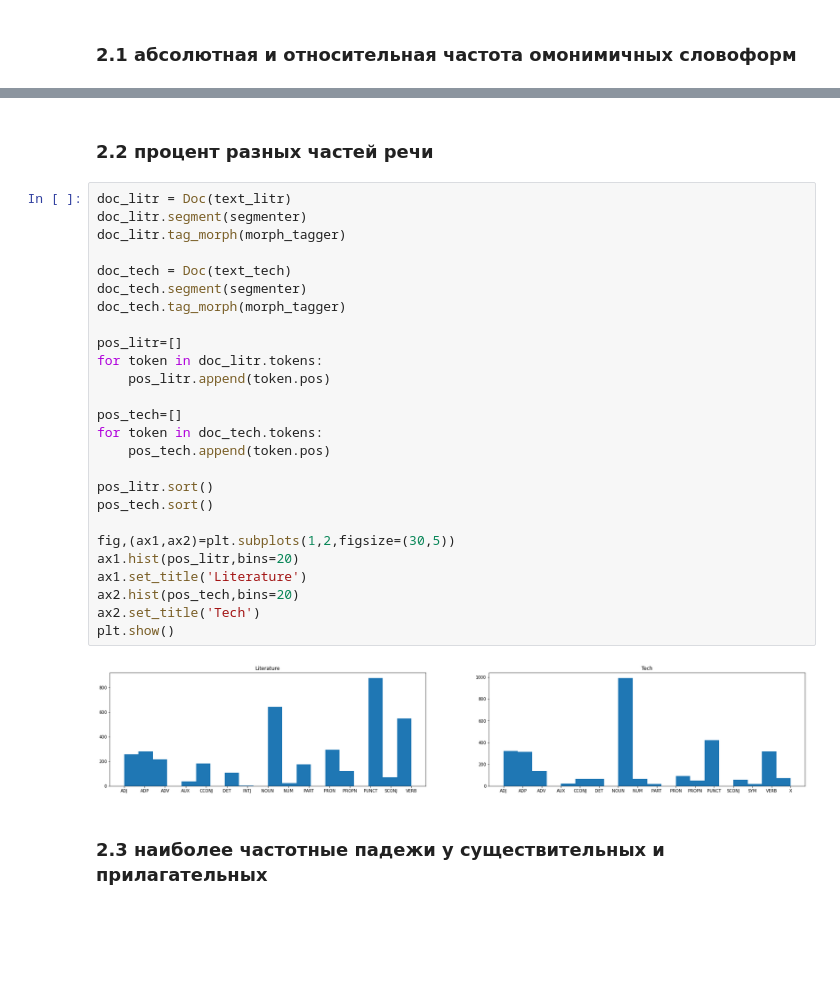
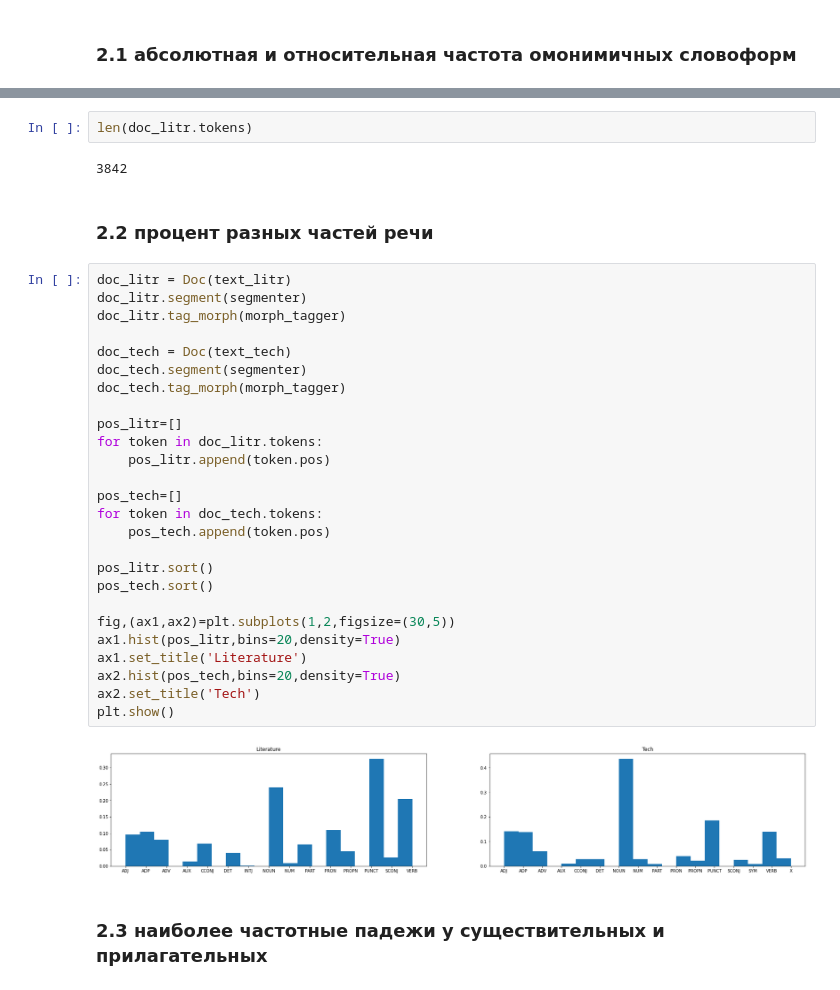
Before and after one commit to dkagramanyan/comp_ling, a Jupyter notebook: hw1/hw1.ipynb, the cells around one changed output, grey strips where cells are left out. Cells and saved outputs as stored; diff of their text form; blank space fills up the shorter version.

```diff
--- a/hw1/hw1.ipynb
+++ b/hw1/hw1.ipynb
@@ -56,33 +65,37 @@ Doc(text='В бытность мою в С—м уезде мне часто п
+# %%
+len(doc_litr.tokens)
+# %% [output]
+3842
 # %% [markdown]
 ### 2.2 процент разных частей речи
 # %%
 doc_litr = Doc(text_litr)
 doc_litr.segment(segmenter)
 doc_litr.tag_morph(morph_tagger)
 
 doc_tech = Doc(text_tech)
 doc_tech.segment(segmenter)
 doc_tech.tag_morph(morph_tagger)
 
 pos_litr=[]
 for token in doc_litr.tokens:
     pos_litr.append(token.pos)
 
 pos_tech=[]
 for token in doc_tech.tokens:
     pos_tech.append(token.pos)
 
 pos_litr.sort()
 pos_tech.sort()
 
 fig,(ax1,ax2)=plt.subplots(1,2,figsize=(30,5))
-ax1.hist(pos_litr,bins=20)
+ax1.hist(pos_litr,bins=20,density=True)
 ax1.set_title('Literature')
-ax2.hist(pos_tech,bins=20)
+ax2.hist(pos_tech,bins=20,density=True)
 ax2.set_title('Tech')
 plt.show()
 # %% [output]
-[figure, old version]
+[figure, new version]
 # %% [markdown]
 ### 2.3 наиболее частотные падежи у существительных и прилагательных
 # %%
```
Also changed, not shown: parts of 3 cells of this notebook.
